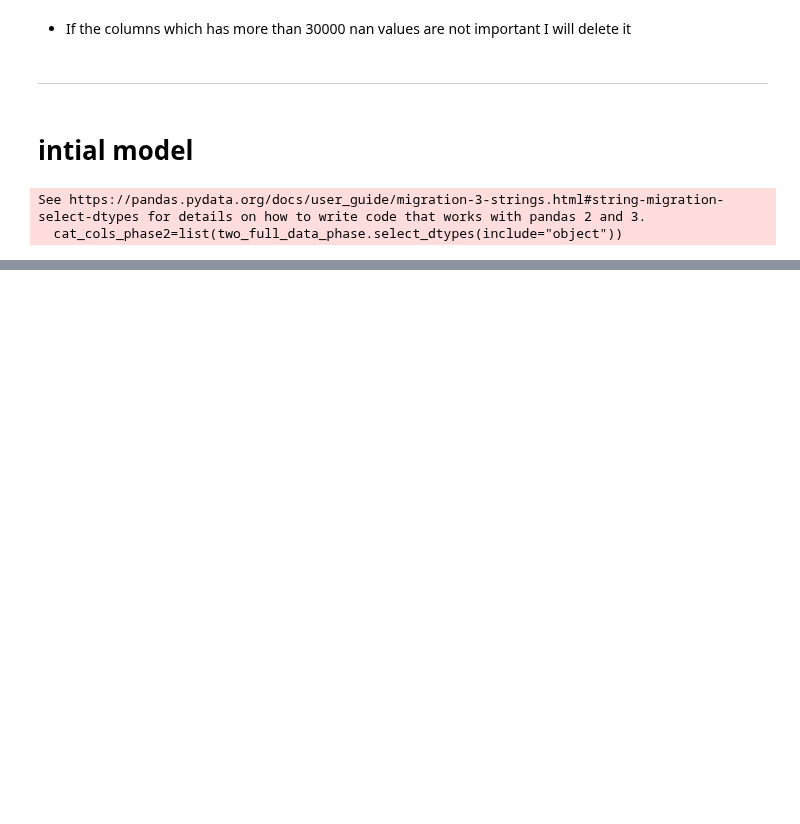
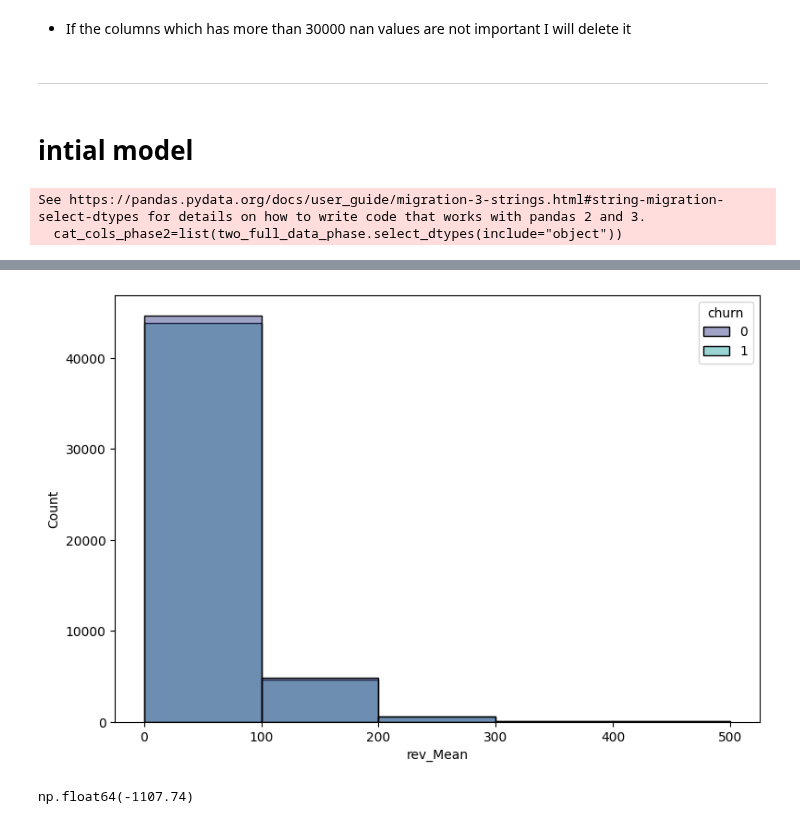
Before and after one commit to SalemElbermawy/gci_final_project, a Jupyter notebook: gci_final_advanced.ipynb, the cells around one changed output, grey strips where cells are left out. Saved outputs shown, nothing was run; the diff lists cells and outputs as text; code cells hidden in the pictures; blank space fills up the shorter version.

```diff
--- a/gci_final_advanced.ipynb
+++ b/gci_final_advanced.ipynb
@@ -423,0 +591,10 @@ df_importance_feature=pd.DataFrame
+# %%
+plt.figure(figsize=(9,6))
+sns.histplot(data=final_data,x="rev_Mean",bins=bins,hue="churn",palette="mako")
+plt.show()
+# %% [output]
+[figure, added]
+# %%
+final_data["change_rev"].min()
+# %% [output]
+np.float64(-1107.74)
```
Also changed, not shown: parts of 40 cells of this notebook.
